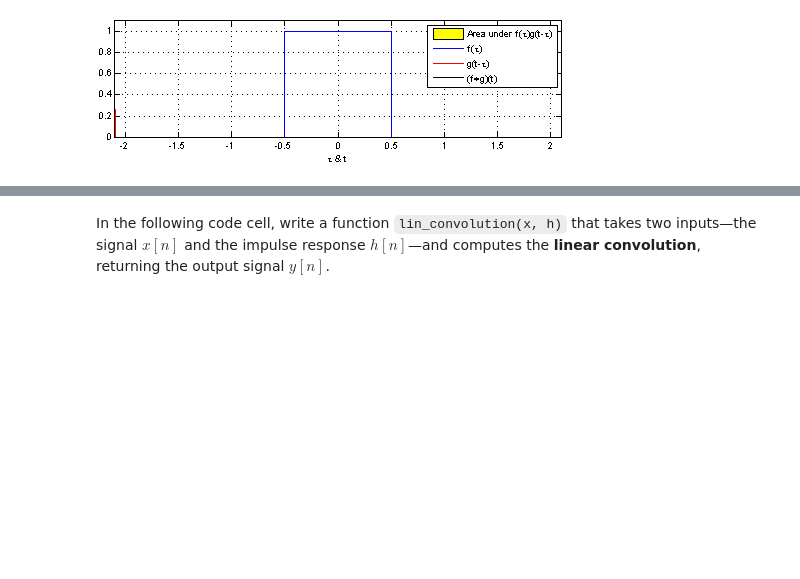
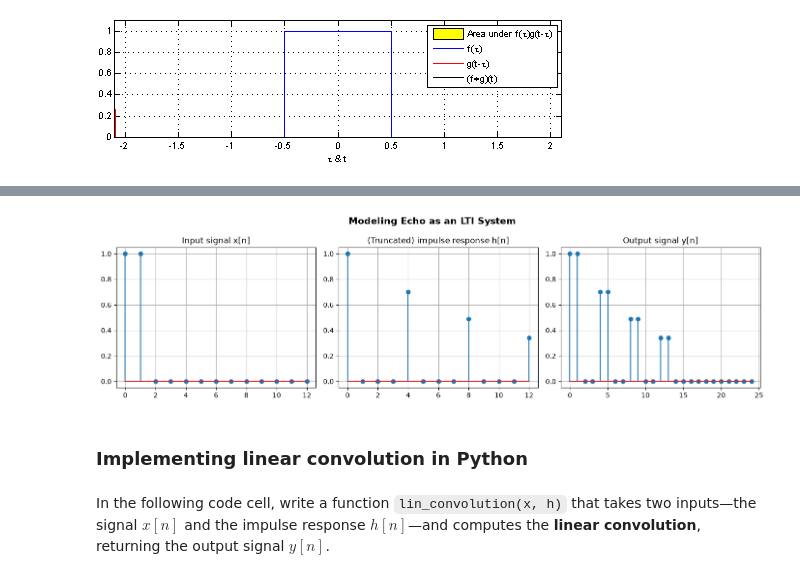
Before and after one commit to moritz-hauser/sip-tutorials, a Jupyter notebook: 01_signals_and_systems/signals_and_systems_tutorial_solution.ipynb, the cells around one changed output, grey strips where cells are left out. Cells and saved outputs as stored; diff of their text form; code cells hidden in the pictures; blank space fills up the shorter version.

Commit message:
add echo example to tutorial 1

```diff
--- a/01_signals_and_systems/signals_and_systems_tutorial_solution.ipynb
+++ b/01_signals_and_systems/signals_and_systems_tutorial_solution.ipynb
@@ -95,3 +107,41 @@ Sources
+# %%
+# (truncated) impulse response of an echo
+echo_impulse_response = np.zeros(13)
+echo_impulse_response[0] = 1
+echo_impulse_response[4] = 0.7
+echo_impulse_response[8] = 0.49
+echo_impulse_response[12] = 0.343
+
+# input signal x[n]
+input_signal = np.zeros(len(echo_impulse_response))
+input_signal[0] = 1
+input_signal[1] = 1
+
+# apply echo via linear convolution
+output_signal = np.convolve(input_signal, echo_impulse_response, mode='full')
+
+# plot the results
+fig, axs = plt.subplots(1, 3, figsize=(14,4))
+
+axs[0].stem(input_signal)
+axs[0].set_title("Input signal x[n]")
+axs[0].grid(True)
+
+axs[1].stem(echo_impulse_response)
+axs[1].grid(True)
+axs[1].set_title("(Truncated) impulse response h[n]")
+
+axs[2].stem(output_signal)
+axs[2].set_title("Output signal y[n]")
+axs[2].grid(True)
+
+fig.suptitle("Modeling Echo as an LTI System", fontsize=14, fontweight='bold')
+plt.tight_layout()
+plt.show()
+# %% [output]
+[figure, added]
+# %% [markdown]
+### Implementing linear convolution in Python
 # %% [markdown]
 In the following code cell, write a function `lin_convolution(x, h)` that takes two inputs—the signal $x[n]$ and the impulse response $h[n]$—and computes the **linear convolution**, returning the output signal $y[n]$.
 # %% [markdown]
```
Also changed, not shown: parts of 11 cells of this notebook, 1 other file.
